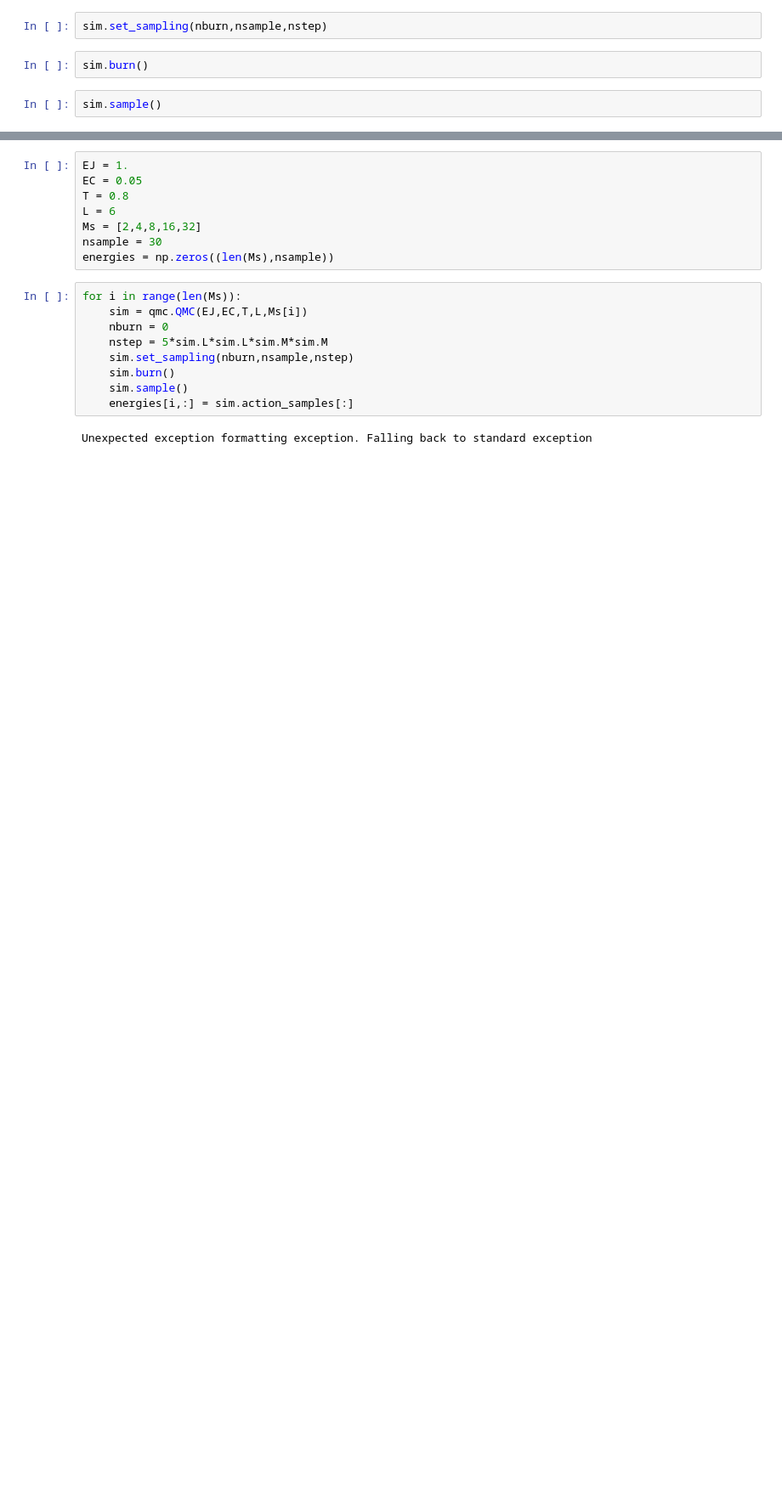
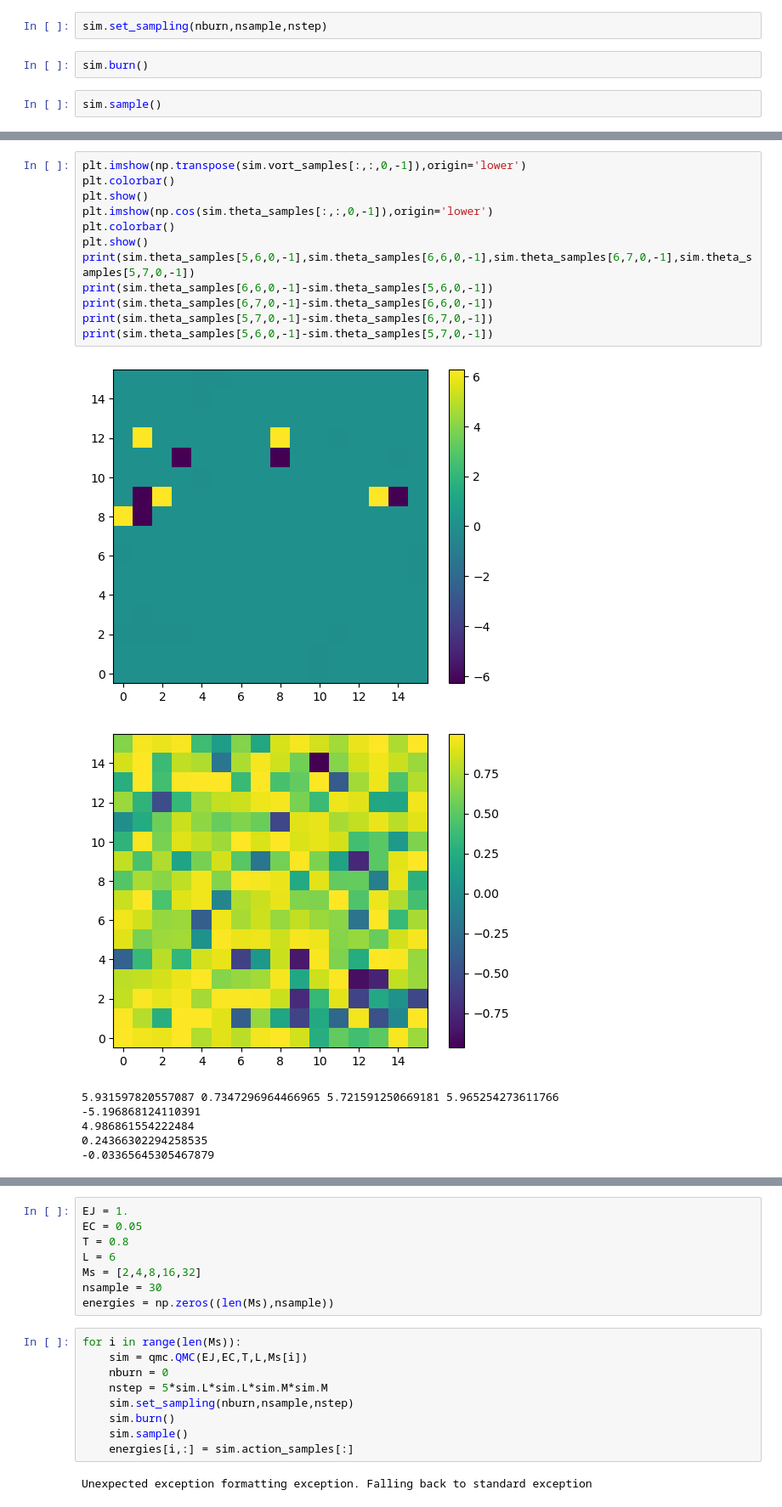
Before and after one commit to j-curtis/QMC_XY_rotor, a Jupyter notebook: testing.ipynb, the cells around one changed output, grey strips where cells are left out. Shown at 85% size. Drawn from its saved outputs; the diff is of its cells as text; blank space fills up the shorter version.

```diff
--- a/testing.ipynb
+++ b/testing.ipynb
@@ -284,0 +285,20 @@ plt.show()
+# %%
+plt.imshow(np.transpose(sim.vort_samples[:,:,0,-1]),origin='lower')
+plt.colorbar()
+plt.show()
+plt.imshow(np.cos(sim.theta_samples[:,:,0,-1]),origin='lower')
+plt.colorbar()
+plt.show()
+print(sim.theta_samples[5,6,0,-1],sim.theta_samples[6,6,0,-1],sim.theta_samples[6,7,0,-1],sim.theta_samples[5,7,0,-1])
+print(sim.theta_samples[6,6,0,-1]-sim.theta_samples[5,6,0,-1])
+print(sim.theta_samples[6,7,0,-1]-sim.theta_samples[6,6,0,-1])
+print(sim.theta_samples[5,7,0,-1]-sim.theta_samples[6,7,0,-1])
+print(sim.theta_samples[5,6,0,-1]-sim.theta_samples[5,7,0,-1])
+# %% [output]
+[figure, added]
+[figure, added]
+5.931597820557087 0.7347296964466965 5.721591250669181 5.965254273611766
+-5.196868124110391
+4.986861554222484
+0.24366302294258535
+-0.03365645305467879
```
Also changed, not shown: parts of 6 cells of this notebook, 1 other file.
